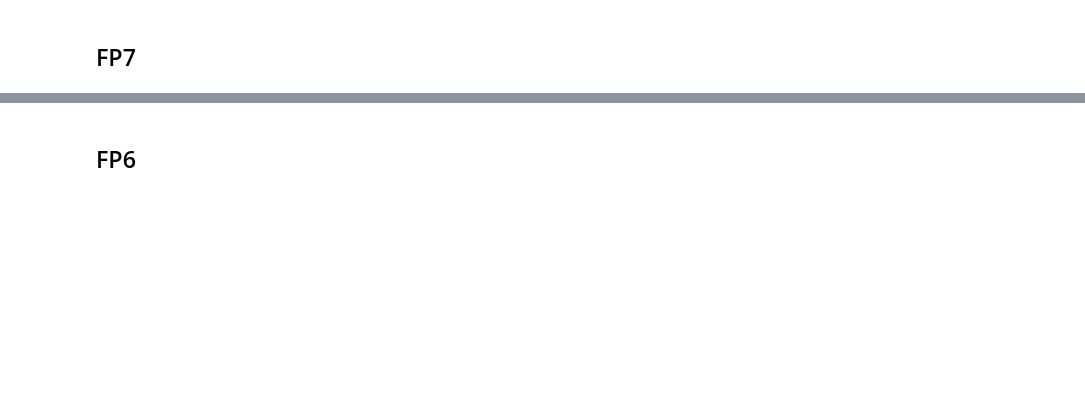
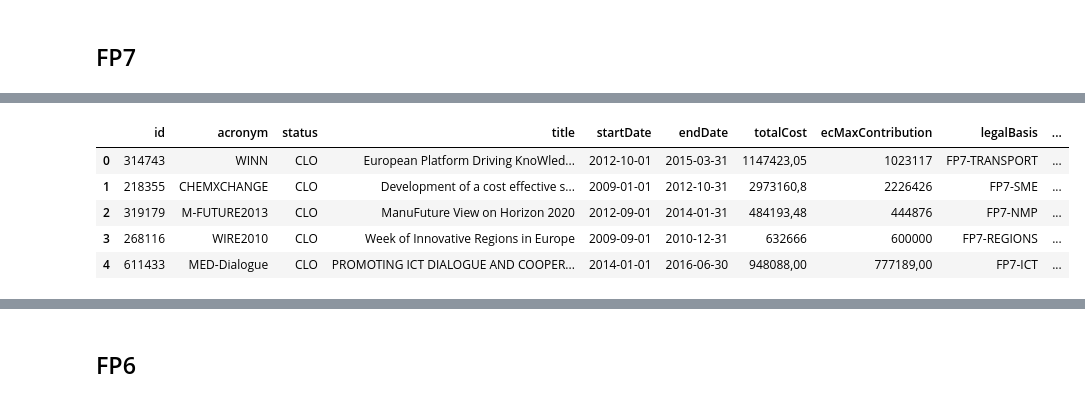
Before and after one commit to andremann/proj-net, a Jupyter notebook: notebooks/02-Network-analysis.ipynb, the cells around one changed output, grey strips where cells are left out. Cells and saved outputs as stored; diff of their text form; code cells hidden in the pictures; blank space fills up the shorter version.

```diff
--- a/notebooks/02-Network-analysis.ipynb
+++ b/notebooks/02-Network-analysis.ipynb
@@ -85,0 +68,10 @@ fp7_organisations.describe(include='all')
+# %%
+fp7_projects = pd.read_csv('../data/raw/cordis-fp7projects-csv/csv/project.csv', delimiter=';')
+fp7_projects.head()
+# %% [output]
+|  | id | acronym | status | title | startDate | endDate | totalCost | ecMaxContribution | legalBasis | ... |
+| 0 | 314743 | WINN | CLO | European Platform Driving KnoWled... | 2012-10-01 | 2015-03-31 | 1147423,05 | 1023117 | FP7-TRANSPORT | ... |
+| 1 | 218355 | CHEMXCHANGE | CLO | Development of a cost effective s... | 2009-01-01 | 2012-10-31 | 2973160,8 | 2226426 | FP7-SME | ... |
+| 2 | 319179 | M-FUTURE2013 | CLO | ManuFuture View on Horizon 2020 | 2012-09-01 | 2014-01-31 | 484193,48 | 444876 | FP7-NMP | ... |
+| 3 | 268116 | WIRE2010 | CLO | Week of Innovative Regions in Europe | 2009-09-01 | 2010-12-31 | 632666 | 600000 | FP7-REGIONS | ... |
+| 4 | 611433 | MED-Dialogue | CLO | PROMOTING ICT DIALOGUE AND COOPER... | 2014-01-01 | 2016-06-30 | 948088,00 | 777189,00 | FP7-ICT | ... |
```
Also changed, not shown: parts of 45 cells of this notebook.
